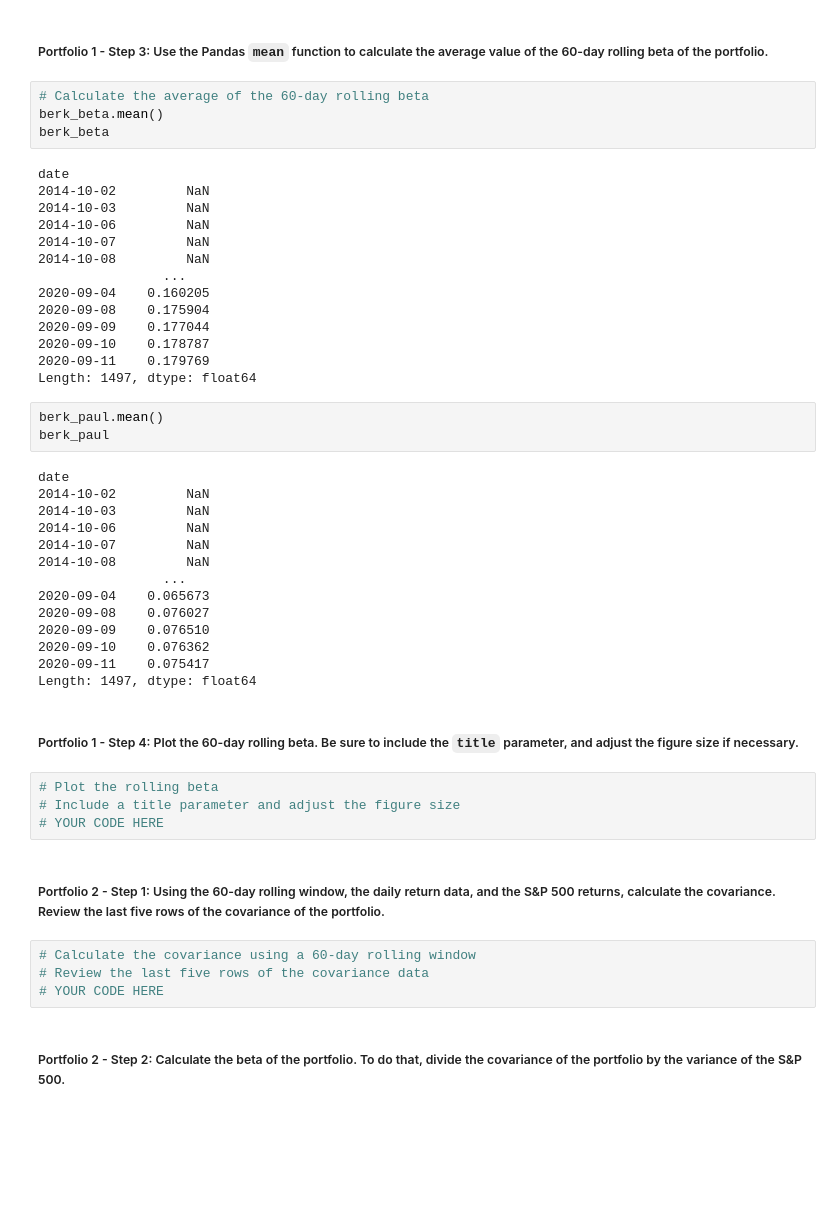
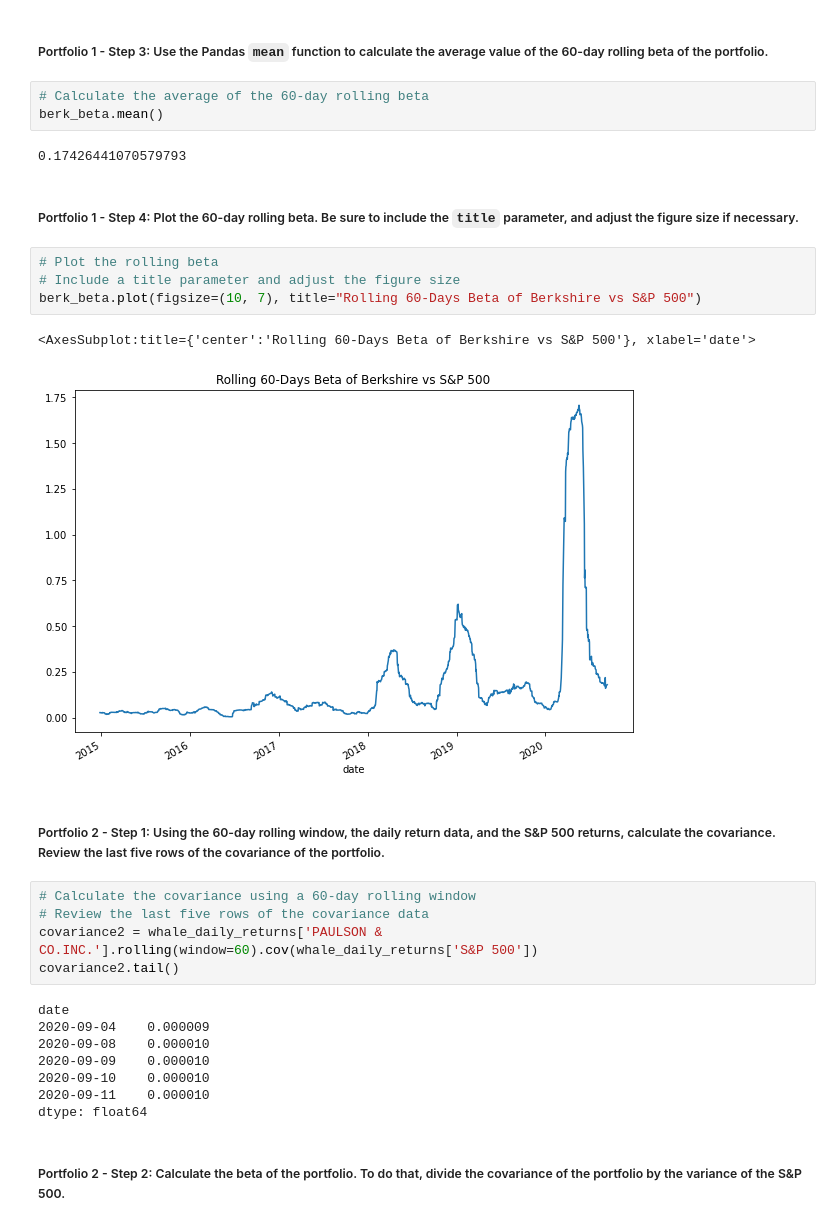
Before and after one commit to agnesmaria1/Risk-and-Return-Analysis, a Jupyter notebook: Risk Return Analysis/risk_return_analysis.ipynb, the cells around one changed output. Drawn from its saved outputs; the diff is of its cells as text; blank space fills up the shorter version.

```diff
--- a/Risk Return Analysis/risk_return_analysis.ipynb
+++ b/Risk Return Analysis/risk_return_analysis.ipynb
@@ -334,50 +312,32 @@ dtype: float64
 # %%
 # Calculate the average of the 60-day rolling beta
 berk_beta.mean()
-berk_beta
 # %% [output]
-date
-2014-10-02         NaN
-2014-10-03         NaN
-2014-10-06         NaN
-2014-10-07         NaN
-2014-10-08         NaN
-                ...
-2020-09-04    0.160205
-2020-09-08    0.175904
-2020-09-09    0.177044
-2020-09-10    0.178787
-2020-09-11    0.179769
-Length: 1497, dtype: float64
+0.17426441070579793
-# %%
-berk_paul.mean()
-berk_paul
-# %% [output]
-date
-2014-10-02         NaN
-2014-10-03         NaN
-2014-10-06         NaN
-2014-10-07         NaN
-2014-10-08         NaN
-                ...
-2020-09-04    0.065673
-2020-09-08    0.076027
-2020-09-09    0.076510
-2020-09-10    0.076362
-2020-09-11    0.075417
-Length: 1497, dtype: float64
 # %% [markdown]
 ##### Portfolio 1 - Step 4: Plot the 60-day rolling beta. Be sure to include the `title` parameter, and adjust the figure size if necessary.
 # %%
 # Plot the rolling beta
 # Include a title parameter and adjust the figure size
-# YOUR CODE HERE
+berk_beta.plot(figsize=(10, 7), title="Rolling 60-Days Beta of Berkshire vs S&P 500")
+# %% [output]
+<AxesSubplot:title={'center':'Rolling 60-Days Beta of Berkshire vs S&P 500'}, xlabel='date'>
+[figure, added]
 # %% [markdown]
 ##### Portfolio 2 - Step 1: Using the 60-day rolling window, the daily return data, and the S&P 500 returns, calculate the covariance. Review the last five rows of the covariance of the portfolio.
 # %%
 # Calculate the covariance using a 60-day rolling window
 # Review the last five rows of the covariance data
-# YOUR CODE HERE
+covariance2 = whale_daily_returns['PAULSON & CO.INC.'].rolling(window=60).cov(whale_daily_returns['S&P 500'])
+covariance2.tail()
+# %% [output]
+date
+2020-09-04    0.000009
+2020-09-08    0.000010
+2020-09-09    0.000010
+2020-09-10    0.000010
+2020-09-11    0.000010
+dtype: float64
 # %% [markdown]
 ##### Portfolio 2 - Step 2: Calculate the beta of the portfolio. To do that, divide the covariance of the portfolio by the variance of the S&P 500.
 # %%
```
Also changed, not shown: parts of 12 cells of this notebook.
